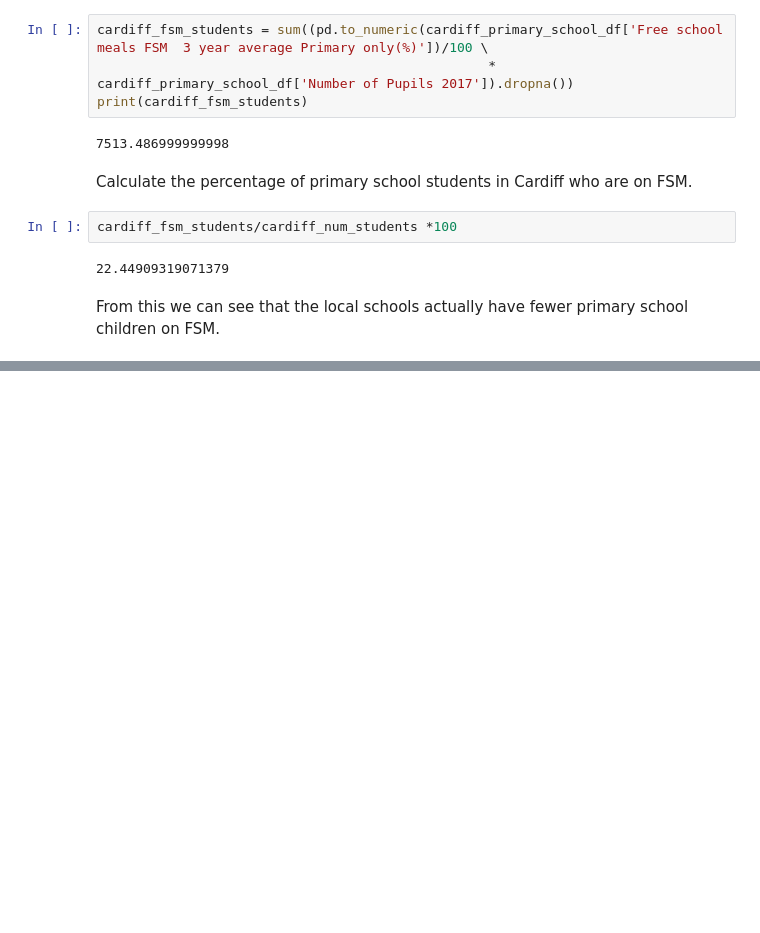
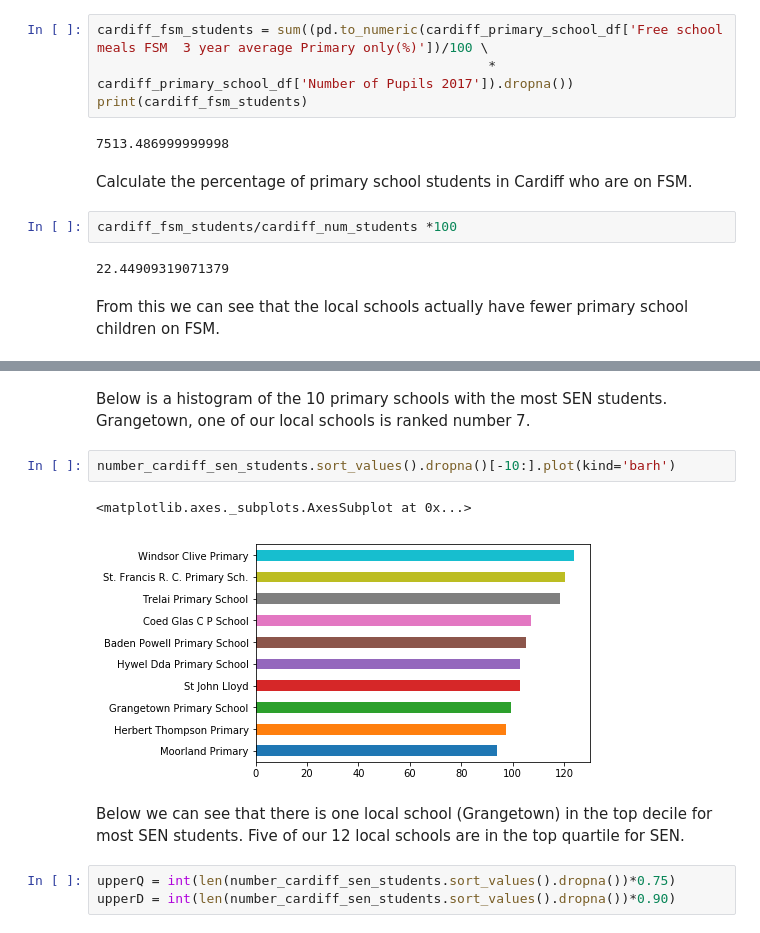
Before and after one commit to idorrington92/SRCDC_cardiff_data_analysis, a Jupyter notebook: codes/schools/my_local_school_webscraping.ipynb, the cells around one changed output, grey strips where cells are left out. Saved outputs shown, nothing was run; the diff lists cells and outputs as text; blank space fills up the shorter version.

```diff
--- a/codes/schools/my_local_school_webscraping.ipynb
+++ b/codes/schools/my_local_school_webscraping.ipynb
@@ -213,0 +311,12 @@ From this we can see that the local schools actually have fewer primary school c
+# %% [markdown]
+Below is a histogram of the 10 primary schools with the most SEN students. Grangetown, one of our local schools is ranked number 7.
+# %%
+number_cardiff_sen_students.sort_values().dropna()[-10:].plot(kind='barh')
+# %% [output]
+<matplotlib.axes._subplots.AxesSubplot at 0x...>
+[figure, added]
+# %% [markdown]
+Below we can see that there is one local school (Grangetown) in the top decile for most SEN students. Five of our 12 local schools are in the top quartile for SEN.
+# %%
+upperQ = int(len(number_cardiff_sen_students.sort_values().dropna())*0.75)
+upperD = int(len(number_cardiff_sen_students.sort_values().dropna())*0.90)
```
Also changed, not shown: parts of 20 cells of this notebook.
